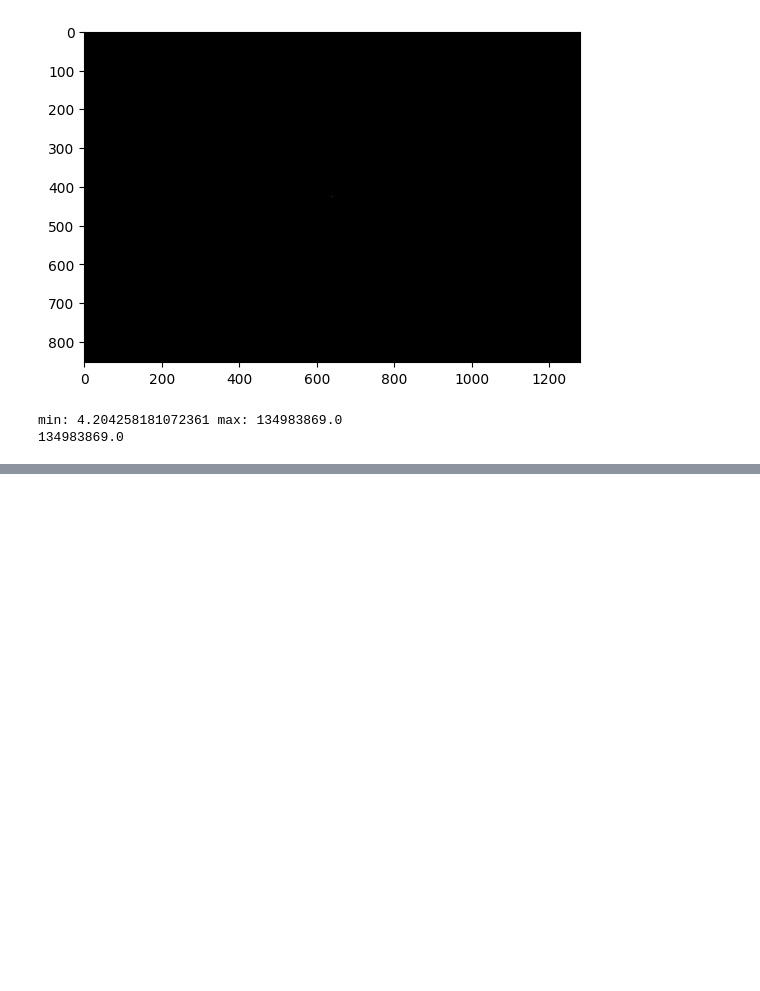
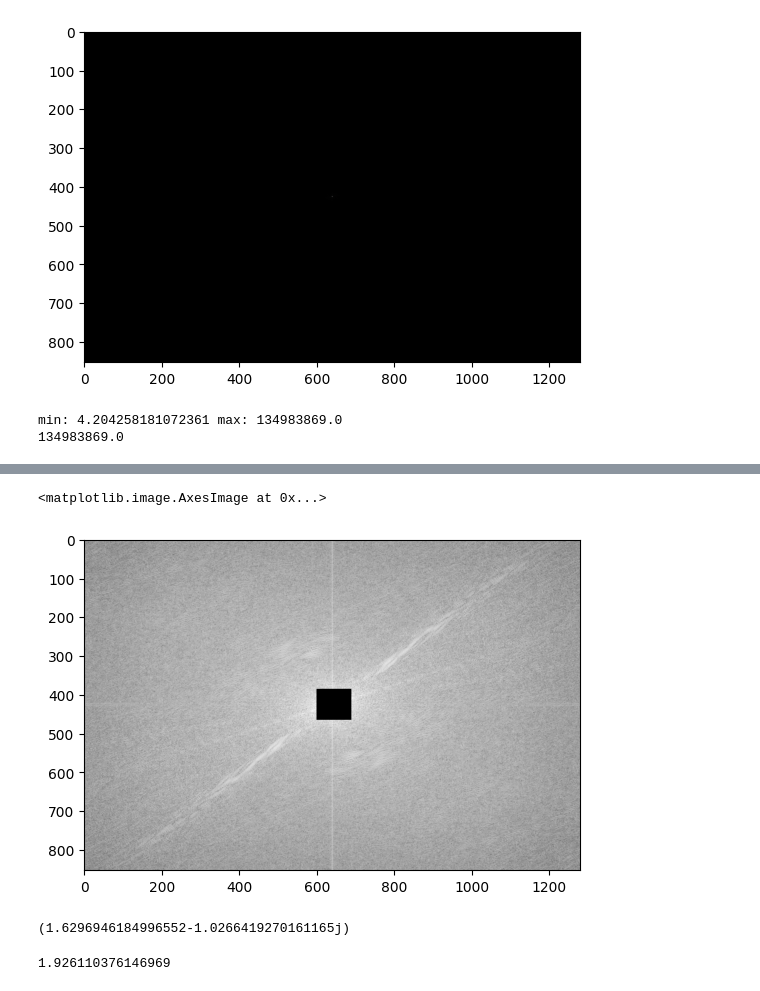
Before and after one commit to denotevn/Image-Processing-in-ITMO, a Jupyter notebook: Week_4/assigment.ipynb, the cells around one changed output, grey strips where cells are left out. Saved outputs shown, nothing was run; the diff lists cells and outputs as text; code cells hidden in the pictures; blank space fills up the shorter version.

```diff
--- a/Week_4/assigment.ipynb
+++ b/Week_4/assigment.ipynb
@@ -46,0 +73,21 @@ min: 4.204258181072361 max: 134983869.0
+# %%
+fshift[426 -  40 : 426 + 40, 640-40 : 640 + 50] = 0
+fshift[426][640] = 0
+print()
+magnitude_spectrum = np.log(1+np.abs(fshift))
+plt.imshow(magnitude_spectrum, cmap = 'gray')
+# %% [output]
+<matplotlib.image.AxesImage at 0x...>
+[figure, added]
+# %%
+# fftshift : Shift zero-frequency component to the center of the spectrum.
+f_ishift = np.fft.ifftshift(fshift)
+# Compute the 2-dimensional inverse discrete Fourier Transform.
+img_back = np.fft.ifft2(f_ishift)
+print(img_back[665][456])
+# %% [output]
+(1.6296946184996552-1.0266419270161165j)
+# %%
+np.sqrt(1.6296955343847674**2 + 1.0266419270161167**2)
+# %% [output]
+1.926110376146969
```
Also changed, not shown: parts of 19 cells of this notebook, 10 other files.
